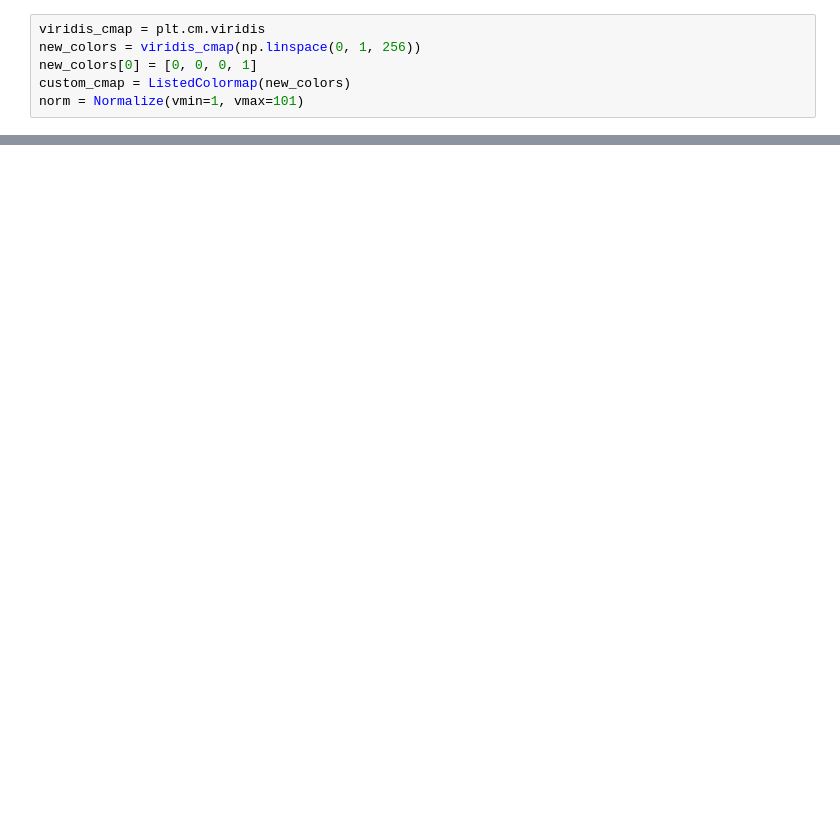
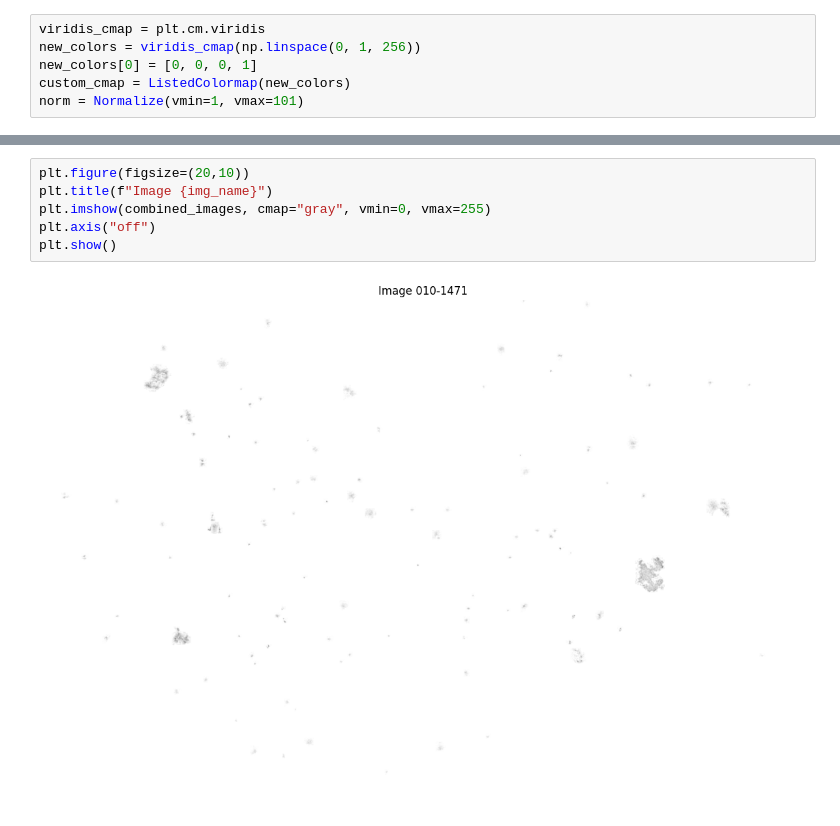
Before and after one commit to valee99/ML-project-2, a Jupyter notebook: visualisation.ipynb, the cells around one changed output, grey strips where cells are left out. Drawn from its saved outputs; the diff is of its cells as text; blank space fills up the shorter version.

```diff
--- a/visualisation.ipynb
+++ b/visualisation.ipynb
@@ -228,0 +260,8 @@ plt.show()
+# %%
+plt.figure(figsize=(20,10))
+plt.title(f"Image {img_name}")
+plt.imshow(combined_images, cmap="gray", vmin=0, vmax=255)
+plt.axis("off")
+plt.show()
+# %% [output]
+[figure, added]
```
Also changed, not shown: parts of 11 cells of this notebook.
